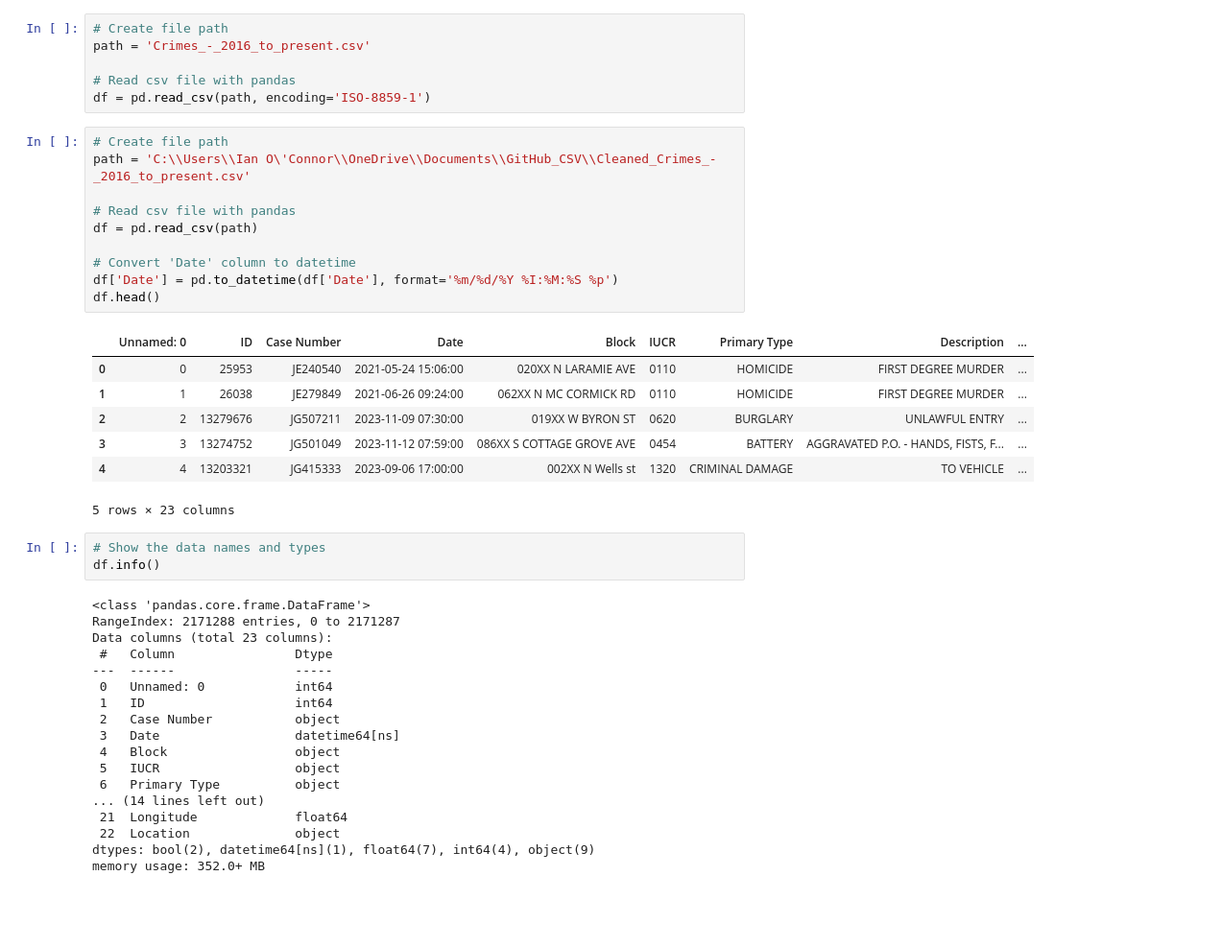
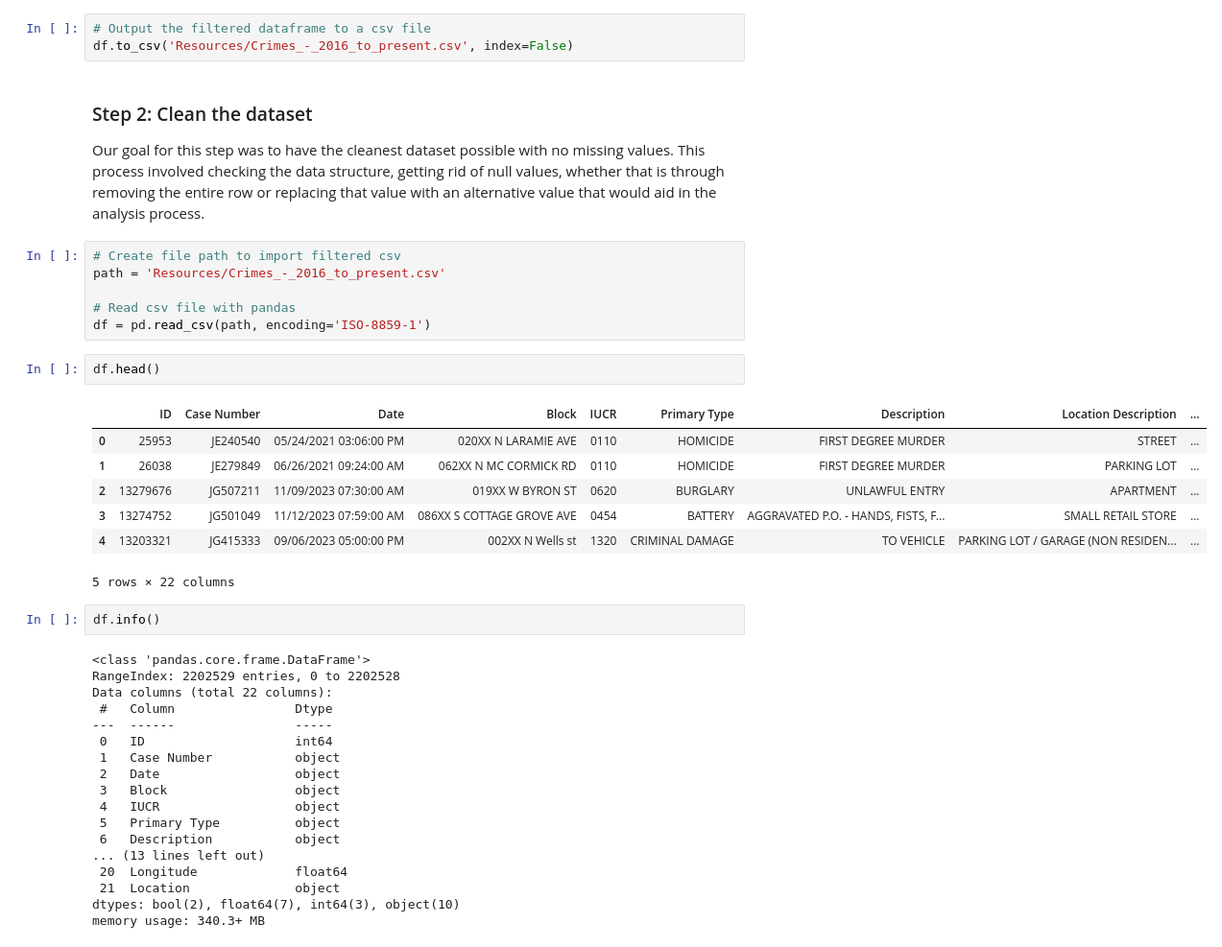
Before and after one commit to QJones76/team-project-1, a Jupyter notebook: Cleaned_Chicago_Crime.ipynb, the cells around one changed output. Shown: that part at 96% size. Saved outputs shown, nothing was run; the diff lists cells and outputs as text; blank space fills up the shorter version.

```diff
--- a/Cleaned_Chicago_Crime.ipynb
+++ b/Cleaned_Chicago_Crime.ipynb
@@ -12,46 +28,43 @@ from datetime import datetime
+# %%
+# Output the filtered dataframe to a csv file
+df.to_csv('Resources/Crimes_-_2016_to_present.csv', index=False)
+# %% [markdown]
+### Step 2: Clean the dataset
+Our goal for this step was to have the cleanest dataset possible with no missing values. This process involved checking the data structure, getting rid of null values, whether that is through removing the entire row or replacing that value with an alternative value that would aid in the analysis process.
 # %%
-# Create file path
-path = 'Crimes_-_2016_to_present.csv'
+# Create file path to import filtered csv
+path = 'Resources/Crimes_-_2016_to_present.csv'
 
 # Read csv file with pandas
 df = pd.read_csv(path, encoding='ISO-8859-1')
 # %%
-# Create file path
-path = 'C:\\Users\\Ian O\'Connor\\OneDrive\\Documents\\GitHub_CSV\\Cleaned_Crimes_-_2016_to_present.csv'
-
-# Read csv file with pandas
-df = pd.read_csv(path)
-
-# Convert 'Date' column to datetime
-df['Date'] = pd.to_datetime(df['Date'], format='%m/%d/%Y %I:%M:%S %p')
 df.head()
 # %% [output]
-|  | Unnamed: 0 | ID | Case Number | Date | Block | IUCR | Primary Type | Description | ... |
-| 0 | 0 | 25953 | JE240540 | 2021-05-24 15:06:00 | 020XX N LARAMIE AVE | 0110 | HOMICIDE | FIRST DEGREE MURDER | ... |
-| 1 | 1 | 26038 | JE279849 | 2021-06-26 09:24:00 | 062XX N MC CORMICK RD | 0110 | HOMICIDE | FIRST DEGREE MURDER | ... |
-| 2 | 2 | 13279676 | JG507211 | 2023-11-09 07:30:00 | 019XX W BYRON ST | 0620 | BURGLARY | UNLAWFUL ENTRY | ... |
-| 3 | 3 | 13274752 | JG501049 | 2023-11-12 07:59:00 | 086XX S COTTAGE GROVE AVE | 0454 | BATTERY | AGGRAVATED P.O. - HANDS, FISTS, F... | ... |
-| 4 | 4 | 13203321 | JG415333 | 2023-09-06 17:00:00 | 002XX N Wells st | 1320 | CRIMINAL DAMAGE | TO VEHICLE | ... |
+|  | ID | Case Number | Date | Block | IUCR | Primary Type | Description | Location Description | ... |
+| 0 | 25953 | JE240540 | 05/24/2021 03:06:00 PM | 020XX N LARAMIE AVE | 0110 | HOMICIDE | FIRST DEGREE MURDER | STREET | ... |
+| 1 | 26038 | JE279849 | 06/26/2021 09:24:00 AM | 062XX N MC CORMICK RD | 0110 | HOMICIDE | FIRST DEGREE MURDER | PARKING LOT | ... |
+| 2 | 13279676 | JG507211 | 11/09/2023 07:30:00 AM | 019XX W BYRON ST | 0620 | BURGLARY | UNLAWFUL ENTRY | APARTMENT | ... |
+| 3 | 13274752 | JG501049 | 11/12/2023 07:59:00 AM | 086XX S COTTAGE GROVE AVE | 0454 | BATTERY | AGGRAVATED P.O. - HANDS, FISTS, F... | SMALL RETAIL STORE | ... |
+| 4 | 13203321 | JG415333 | 09/06/2023 05:00:00 PM | 002XX N Wells st | 1320 | CRIMINAL DAMAGE | TO VEHICLE | PARKING LOT / GARAGE (NON RESIDEN... | ... |
-5 rows × 23 columns
+5 rows × 22 columns
 # %%
-# Show the data names and types
 df.info()
 # %% [output]
 <class 'pandas.core.frame.DataFrame'>
-RangeIndex: 2171288 entries, 0 to 2171287
-Data columns (total 23 columns):
+RangeIndex: 2202529 entries, 0 to 2202528
+Data columns (total 22 columns):
  #   Column                Dtype
 ---  ------                -----
- 0   Unnamed: 0            int64
- 1   ID                    int64
- 2   Case Number           object
- 3   Date                  datetime64[ns]
- 4   Block                 object
- 5   IUCR                  object
- 6   Primary Type          object
-... (14 lines left out)
- 21  Longitude             float64
- 22  Location              object
-dtypes: bool(2), datetime64[ns](1), float64(7), int64(4), object(9)
-memory usage: 352.0+ MB
+ 0   ID                    int64
+ 1   Case Number           object
+ 2   Date                  object
+ 3   Block                 object
+ 4   IUCR                  object
+ 5   Primary Type          object
+ 6   Description           object
+... (13 lines left out)
+ 20  Longitude             float64
+ 21  Location              object
+dtypes: bool(2), float64(7), int64(3), object(10)
+memory usage: 340.3+ MB
 # %%
```
Also changed, not shown: parts of 22 cells of this notebook, 17 other files.
